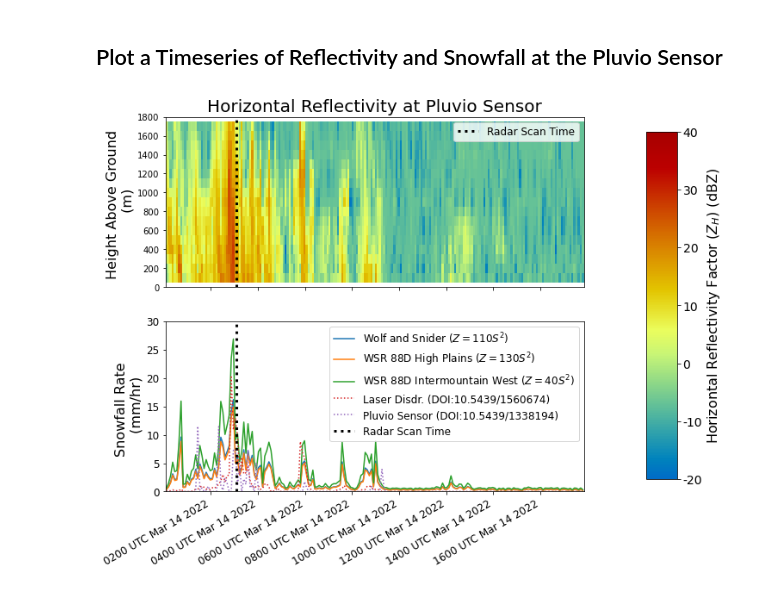
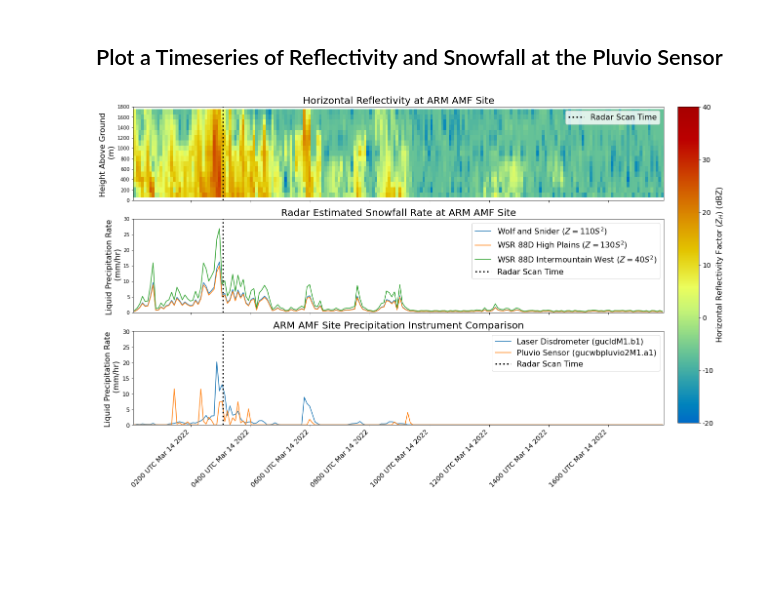
Before and after one commit to mgrover1/sail-xprecip-radar, a Jupyter notebook: notebooks/radar-precip/plot-method-description-figure.ipynb, the cells around one changed output. Drawn from its saved outputs; the diff is of its cells as text; code cells hidden in the pictures; blank space fills up the shorter version.

```diff
--- a/notebooks/radar-precip/plot-method-description-figure.ipynb
+++ b/notebooks/radar-precip/plot-method-description-figure.ipynb
@@ -275,7 +285,7 @@ plt.show()
 # %% [markdown]
 ## Plot a Timeseries of Reflectivity and Snowfall at the Pluvio Sensor
 # %%
-fig, (ax1, ax2) = plt.subplots(2, 1, sharex=True, sharey=False, figsize=(10,8))
+fig, (ax1, ax2, ax3) = plt.subplots(3, 1, sharex=True, sharey=False, figsize=(20,12))
 
 
 ds_at_site = ds.sel(site="pluvio").dropna(dim='height')
@@ -296,7 +306,7 @@ ax1.set_ylim(0, 1800)
 ax1.set_ylabel("Height Above Ground \n (m)", fontsize=16)
 ax1.set_xlabel("")
 
-ax1.set_title(f'Horizontal Reflectivity at Pluvio Sensor', fontsize=20)
+ax1.set_title(f'Horizontal Reflectivity at ARM AMF Site', fontsize=20)
 
 
 
@@ -307,7 +317,7 @@ ax1.axvline(datetime(2022, 3, 14, 3, 5),
             linestyle=':',
             label='Radar Scan Time')
 
-ax1.legend(loc='upper right', fontsize=12)
+ax1.legend(loc='upper right', fontsize=16)
 
 date_form = DateFormatter("%H%M UTC %b %d %Y")
 
@@ -324,50 +334,61 @@ zs_relationship_dict = {"Wolf_and_Snider":
 
 site_name = ds_at_site.site.values
 for relationship in zs_relationship_dict.keys():
     relationship_name = relationship.replace("_", " ")
     a_coefficeint = ds[relationship].A
     b_coefficeint = ds[relationship].B
     relationship_equation = f"$Z = {a_coefficeint}S^{b_coefficeint}$"
 
     ds_at_site.isel(height=0)[relationship].plot(label=f'{relationship_name} ({relationship_equation})',
                                                  ax=ax2)
     ax2.xaxis.set_major_formatter(date_form)
 
-    plt.legend(fontsize=8, loc='upper right')
 
 
+ax2.set_title(f"Radar Estimated Snowfall Rate at ARM AMF Site", fontsize=20)
 
-plt.title(f"Radar Estimated Snowfall Rate at Pluvio Sensor", fontsize=20)
-
-disdrometer_precip_rate.interp(time=ds.time).plot(ax=ax2,
-                                                  linestyle=":",
-                                                  label= f"Laser Disdr. (DOI:{laser_disdrometer_ds.doi})",
-                                                 )
-
-gauge_precip_rate.interp(time=ds.time).plot(ax=ax2,
-                                            label=f"Pluvio Sensor (DOI:{pluvio_ds.doi})",
-                                            linestyle=":"
-                                           )
-
-ax2.xaxis.set_major_formatter(date_form)
 ax2.axvline(datetime(2022, 3, 14, 3, 5),
             linewidth=3,
             color='k',
             linestyle=':',
             label='Radar Scan Time')
 
-plt.legend(loc='upper right', fontsize=12)
+ax2.legend(loc='upper right', fontsize=16)
+ax2.set_xlabel("")
+ax2.set_ylabel("Liquid Precipitation Rate \n (mm/hr)", fontsize=16)
+ax2.set_ylim(0, 30)
+
+# Instrument Intercomparison
+
+disdrometer_precip_rate.interp(time=ds.time).plot(ax=ax3,
+                                                  label= f"Laser Disdrometer ({laser_disdrometer_ds.datastream})",
+                                                 )
+
+gauge_precip_rate.interp(time=ds.time).plot(ax=ax3,
+                                            label=f"Pluvio Sensor ({pluvio_ds.datastream})",
+                                           )
+
+ax3.set_title(f"ARM AMF Site Precipitation Instrument Comparison", fontsize=20)
+
+ax3.xaxis.set_major_formatter(date_form)
+ax3.axvline(datetime(2022, 3, 14, 3, 5),
+            linewidth=3,
+            color='k',
+            linestyle=':',
+            label='Radar Scan Time')
+
+plt.legend(loc='upper right', fontsize=16)
 plt.xlabel("")
-plt.ylabel("Snowfall Rate \n (mm/hr)", fontsize=16)
-plt.xticks(fontsize=12)
+plt.ylabel("Liquid Precipitation Rate \n (mm/hr)", fontsize=16)
+plt.xticks(fontsize=14, rotation=45)
 plt.yticks(fontsize=12)
 plt.ylim(0, 30)
 
-fig.subplots_adjust(right=0.8)
-cbar_ax = fig.add_axes([0.9, 0.15, 0.05, 0.7])
+fig.subplots_adjust(right=0.88)
+cbar_ax = fig.add_axes([0.9, 0.13, 0.03, 0.75])
 cbar = fig.colorbar(dbz_plot, orientation="vertical", ax=ax1, cax=cbar_ax)
 cbar.set_ticklabels(np.arange(-20, 50, 10), fontsize=14)
 cbar.set_label(label='Horizontal Reflectivity Factor ($Z_{H}$) (dBZ)', fontsize=16)
 plt.savefig("ppi_precip_estimate_pluvio.png", bbox_inches="tight", dpi=300)
 # %% [output]
-[figure, old version]
+[figure, new version]
```
Also changed, not shown: parts of 3 cells of this notebook.
